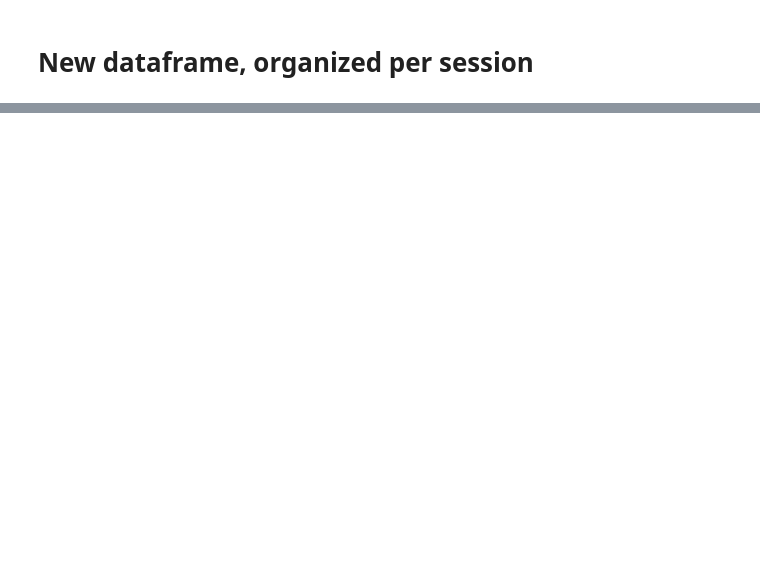
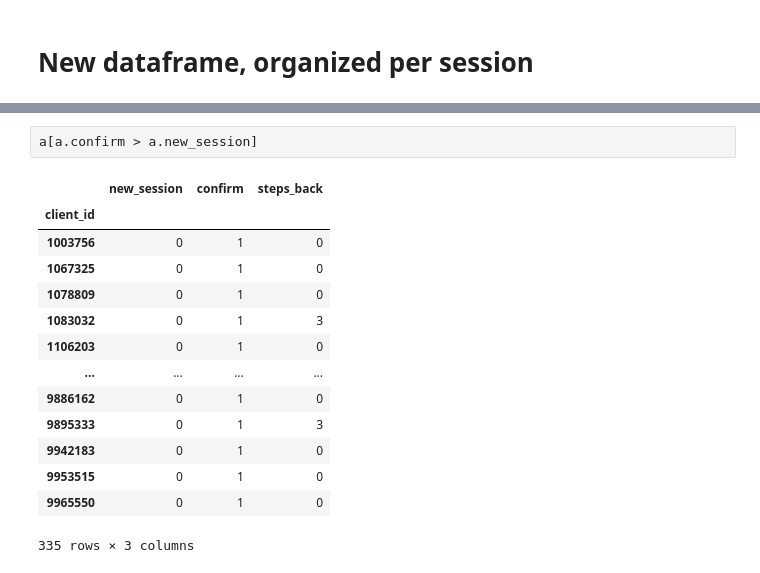
Before and after one commit to dimitsagk/AB_Testing_Analysis, a Jupyter notebook: notebooks/Project_2_02Cleaning+EDA.ipynb, the cells around one changed output, grey strips where cells are left out. Saved outputs shown, nothing was run; the diff lists cells and outputs as text; blank space fills up the shorter version.

```diff
--- a/notebooks/Project_2_02Cleaning+EDA.ipynb
+++ b/notebooks/Project_2_02Cleaning+EDA.ipynb
@@ -838,0 +904,17 @@ df_2.head(20)
+# %%
+a[a.confirm > a.new_session]
+# %% [output]
+|  | new_session | confirm | steps_back |
+| client_id |  |  |  |
+| 1003756 | 0 | 1 | 0 |
+| 1067325 | 0 | 1 | 0 |
+| 1078809 | 0 | 1 | 0 |
+| 1083032 | 0 | 1 | 3 |
+| 1106203 | 0 | 1 | 0 |
+| ... | ... | ... | ... |
+| 9886162 | 0 | 1 | 0 |
+| 9895333 | 0 | 1 | 3 |
+| 9942183 | 0 | 1 | 0 |
+| 9953515 | 0 | 1 | 0 |
+| 9965550 | 0 | 1 | 0 |
+335 rows × 3 columns
```
Also changed, not shown: parts of 47 cells of this notebook.
